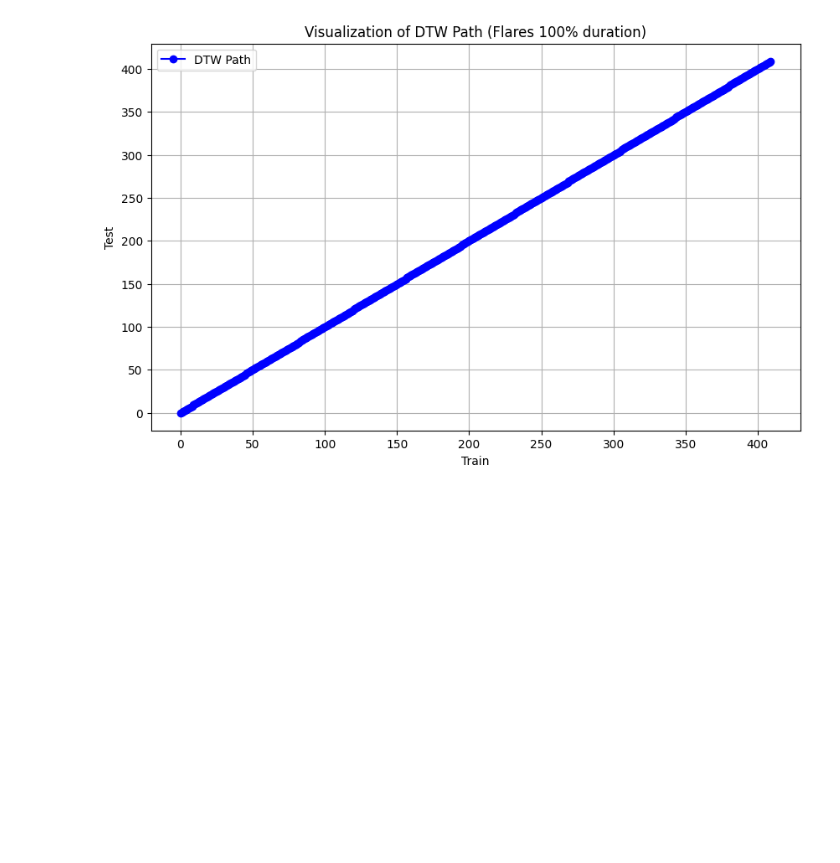
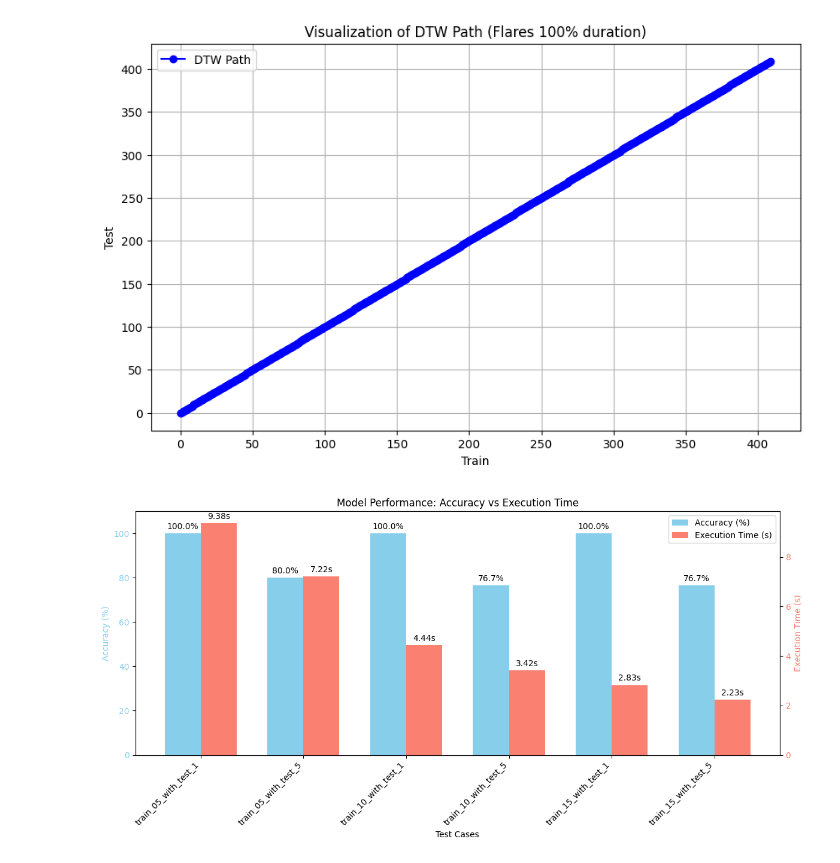
Before and after one commit to gdapriana/audiomatch, a Jupyter notebook: random/dtw_viz.ipynb, the cells around one changed output. Cells and saved outputs as stored; diff of their text form; code cells hidden in the pictures; blank space fills up the shorter version.

```diff
--- a/random/dtw_viz.ipynb
+++ b/random/dtw_viz.ipynb
@@ -27,3 +27,70 @@ vis_path(path_100, "Flares 100% duration")
 # %% [output]
 [figure]
 [figure]
+# %%
+import matplotlib.pyplot as plt
+import numpy as np
+
+# Data from your table
+test_names = [
+  "train_05_with_test_1",
+  "train_05_with_test_5",
+  "train_10_with_test_1",
+  "train_10_with_test_5",
+  "train_15_with_test_1",
+  "train_15_with_test_5"
+]
+accuracy = [100.0, 80.0, 100.0, 76.67, 100.0, 76.67]
+execution_time = [9.38, 7.22, 4.44, 3.42, 2.83, 2.23]
+
+# Create figure and primary axis
+fig, ax1 = plt.subplots(figsize=(12, 6))
+
+# Bar positions
+x = np.arange(len(test_names))
+width = 0.35
+
+# Plot accuracy bars
+bars1 = ax1.bar(x - width/2, accuracy, width, color='skyblue', label='Accuracy (%)')
+ax1.set_ylabel('Accuracy (%)', color='skyblue')
+ax1.tick_params(axis='y', labelcolor='skyblue')
+ax1.set_ylim(0, 110)  # Leave some space above 100%
+
+# Create secondary axis for execution time
+ax2 = ax1.twinx()
+bars2 = ax2.bar(x + width/2, execution_time, width, color='salmon', label='Execution Time (s)')
+ax2.set_ylabel('Execution Time (s)', color='salmon')
+ax2.tick_params(axis='y', labelcolor='salmon')
+
+# Add labels, title, and legend
+ax1.set_xlabel('Test Cases')
+ax1.set_xticks(x)
+ax1.set_xticklabels(test_names, rotation=45, ha='right')
+plt.title('Model Performance: Accuracy vs Execution Time')
+
+# Add value labels on top of bars
+for bar in bars1:
+  height = bar.get_height()
+  ax1.annotate(f'{height:.1f}%',
+               xy=(bar.get_x() + bar.get_width() / 2, height),
+               xytext=(0, 3),  # 3 points vertical offset
+               textcoords="offset points",
+               ha='center', va='bottom')
+
+for bar in bars2:
+  height = bar.get_height()
+  ax2.annotate(f'{height:.2f}s',
+               xy=(bar.get_x() + bar.get_width() / 2, height),
+               xytext=(0, 3),  # 3 points vertical offset
+               textcoords="offset points",
+               ha='center', va='bottom')
+
+# Add combined legend
+lines, labels = ax1.get_legend_handles_labels()
+lines2, labels2 = ax2.get_legend_handles_labels()
+ax2.legend(lines + lines2, labels + labels2, loc='upper right')
+
+plt.tight_layout()
+plt.show()
+# %% [output]
+[figure, added]
```
Also changed, not shown: 2 other files.
